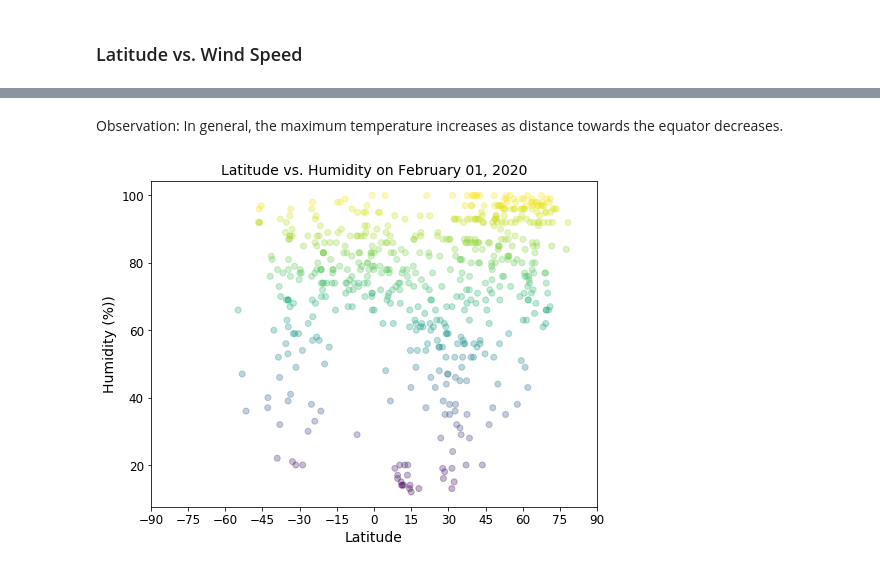
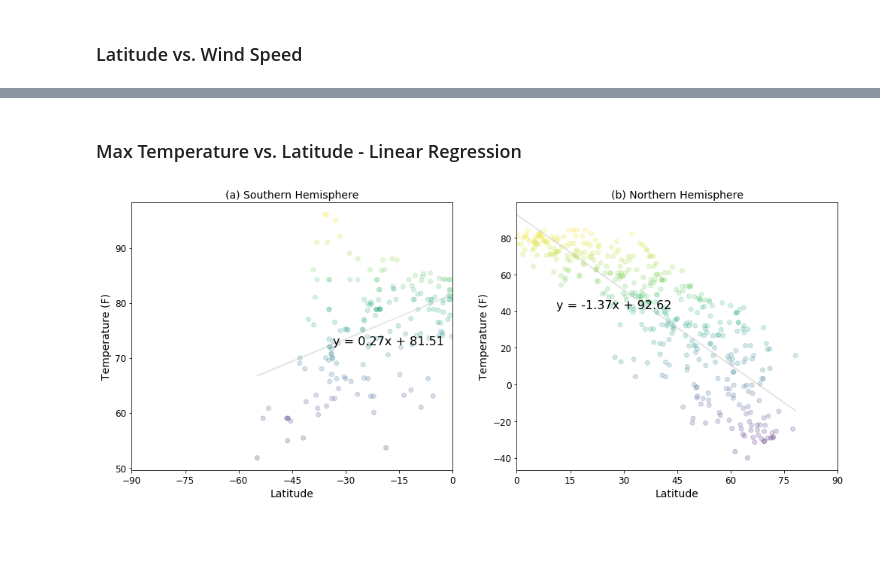
Before and after one commit to nqazimn/python-api-challenge, a Jupyter notebook: WeatherPy/WeatherPy_analysis.ipynb, the cells around one changed output, grey strips where cells are left out. Saved outputs shown, nothing was run; the diff lists cells and outputs as text; code cells hidden in the pictures; blank space fills up the shorter version.

Commit message:
Added linear regression and line equaitons

```diff
--- a/WeatherPy/WeatherPy_analysis.ipynb
+++ b/WeatherPy/WeatherPy_analysis.ipynb
@@ -69,3 +61,13 @@ def plot_weather_data_vs_latitude(x_values, y_values, y_label):
     ax1.tick_params(axis='both', which='major', labelsize=12)
 
     return fig1, ax1
+# %%
+def calc_plot_linregress(x_values, y_values, axes_handle):
+    (slope, intercept, rvalue, pvalue, stderr) = st.linregress(x_values, y_values)
+    regress_values = x_values * slope + intercept
+    line_eq = "y = " + str(round(slope,2)) + "x + " + str(round(intercept,2))
+
+    axes_handle.plot(x_values,regress_values, color = 'darkgray', alpha = 0.3)
+    axes_handle.annotate(line_eq,(x_values[int(len(x_values)/3)], \
+                                  regress_values[int(len(regress_values)/2)]), \
+                         fontsize = 16, color="black")
@@ -153,31 +167,17 @@ plt.show()
-# %% [markdown]
-Observation: In general, the maximum temperature increases as distance towards the equator decreases.
-# %%
-fig1, ax1 = plt.subplots(figsize=(8,6))
-ax1.set_title('Latitude vs. Humidity on ' + (date.today() - timedelta(days=1)).strftime('%B %d, %Y'), fontsize = 14);
-ax1.set_xlabel('Latitude', fontsize = 14)
-ax1.set_ylabel('Humidity (%))', fontsize = 14);
-colors = weather_df['Humidity'];
-ax1.scatter(weather_df['Latitude'], weather_df['Humidity'], alpha = 0.3, c = colors);
-
-ax1.set_xlim([-100,100]);
-# ax1.set_ylim([-60,100]);
-# xticks_values = [_ for _ in range(-105,105,15)];
-ax1.set_xticks(xticks_values[1:len(xticks_values)]);
-ax1.tick_params(axis='both', which='major', labelsize=12)
-
-#Equator
-# ax1.plot([0,0],[-60, 100],color = 'firebrick')
-# ax1.annotate('Equator', (-8,-40), fontsize = 14, color = 'firebrick', rotation = 90)
-# North Pole
-# ax1.plot([90,90],[-60, 100],color = 'lightskyblue')
-# ax1.annotate('North Pole', (82,-40), fontsize = 14, color = 'lightskyblue', rotation = 90)
-# South Pole
-# ax1.plot([-90,-90],[-60, 100],color = 'lightskyblue')
-# ax1.annotate('South Pole', (-96,-40), fontsize = 14, color = 'lightskyblue', rotation = 90)
-
-
-# plt.savefig(images_path + "/Variation_of_max_temperature_with_latitude.png", bbox_inches = 'tight', pad_inches = 1.0)
-plt.show()
-# %% [output]
-[figure, removed]
+# %%
+# Slice data for Northern/Southern Hemispheres
+northern_hemisphere_df = weather_df[weather_df['Latitude'] >= 0]
+southern_hemisphere_df = weather_df[weather_df['Latitude'] < 0]
+# %% [markdown]
+### Max Temperature vs. Latitude - Linear Regression
+# %%
+fig, axes = plot_weather_data_in_hemispheres(southern_hemisphere_df['Latitude'], \
+                                            southern_hemisphere_df['Max Temp'], \
+                                            northern_hemisphere_df['Latitude'], \
+                                            northern_hemisphere_df['Max Temp'], \
+                                            'Temperature (F)');
+fig.tight_layout()
+plt.subplots_adjust(wspace = 0.2)
+plt.show()
+# %% [output]
+[figure, added]
```
Also changed, not shown: parts of 8 cells of this notebook.
